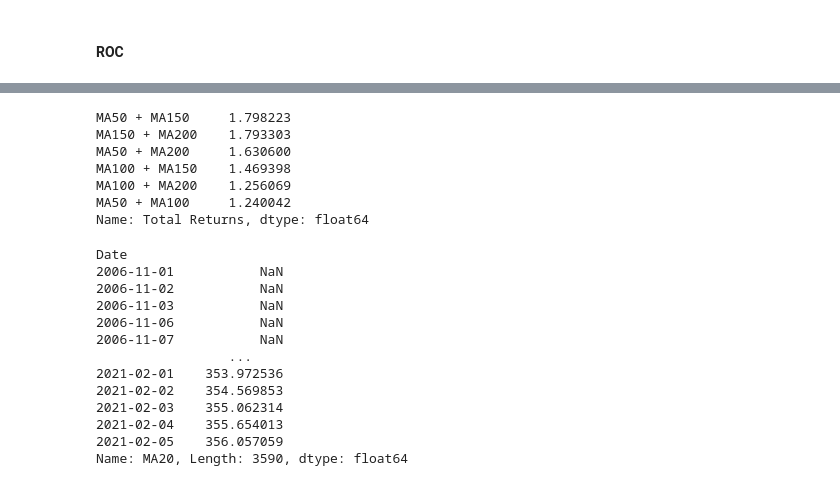
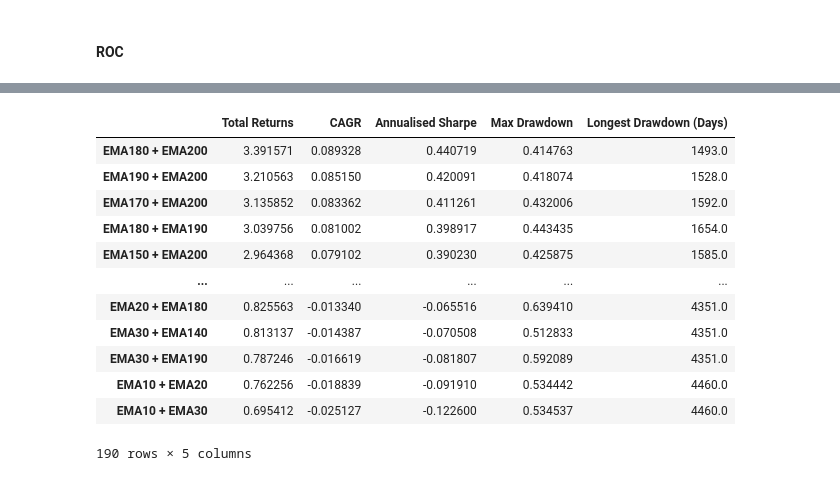
Before and after one commit to Gregtwl/GrpAssignment, a Jupyter notebook: Assignment.ipynb, the cells around one changed output, grey strips where cells are left out. Saved outputs shown, nothing was run; the diff lists cells and outputs as text; code cells hidden in the pictures.

```diff
--- a/Assignment.ipynb
+++ b/Assignment.ipynb
@@ -93,10 +95,10 @@ def generate_moving_avg(price_data: pd.Series,
 
     return ma_series
 # %%
-# Exponential Moving Average
+## Exponential Moving Average
 
-def EMA(price_data: pd.Series,
-        window: int
+def generate_EMA(price_data: pd.Series,
+                    window: int
                             ) -> pd.Series:
     EMA = pd.Series(price_data
                     .ewm(span = window,
@@ -487,11 +486,36 @@ ma_cross_summary.sort_values(by = 'Annualised Sharpe', ascending = False).head(1
 | MA150 + MA170 | 2.116020 | 0.053914 | 0.264716 | 0.422551 | 2167.0 |
 | MA120 + MA190 | 2.085899 | 0.052856 | 0.260247 | 0.453921 | 2530.0 |
 # %%
+def generate_ema_cross_metrics(short_ma: list[int], long_ma: list[int]) -> pd.Series:
+
+    ma_cross_data = spy_data_close.copy()
+    ma_cross_summary_table = pd.DataFrame()
+
+    for j in long_ma:
+
+        for i in short_ma:
+
+            if i < j:
+
+                short_ma_cross_data = generate_EMA(ma_cross_data['Close'], i)
+                long_ma_cross_data = generate_EMA(ma_cross_data['Close'], j)
+
+                ma_cross_returns =\
+                (
+                    pd
+                    .concat(
+                            (spy_data_returns, generate_moving_avg_cross_signal(long_ma_cross_data, short_ma_cross_data)),
+                            axis = 1
+                            )
+                )
+
+                ma_cross_returns['Strat_Returns'] = ma_cross_returns['Returns']*ma_cross_returns['MA_Cross_Position'].shift(1)
+
+                ma_cross_summary_stat_series = evaluate_returns(ma_cross_returns['Strat_Returns'])
+                ma_cross_summary_stat_series.name = f'EMA{i} + EMA{j}'
+
+
+                ma_cross_summary_table = pd.concat([ma_cross_summary_table, ma_cross_summary_stat_series], axis = 1)
+
+    ma_cross_summary_table.index = ['Total Returns', 'CAGR', 'Annualised Sharpe', 'Max Drawdown', 'Longest Drawdown (Days)']
+    return ma_cross_summary_table.T
-# %% [output]
-MA50 + MA150     1.798223
-MA150 + MA200    1.793303
-MA50 + MA200     1.630600
-MA100 + MA150    1.469398
-MA100 + MA200    1.256069
-MA50 + MA100     1.240042
-Name: Total Returns, dtype: float64
@@ -500,16 +522,16 @@ short_ma_test = generate_moving_avg(ma_cross_data['Close'], 20)
-# %%
-short_ma_test
-# %% [output]
-Date
-2006-11-01           NaN
-2006-11-02           NaN
-2006-11-03           NaN
-2006-11-06           NaN
-2006-11-07           NaN
-                 ...
-2021-02-01    353.972536
-2021-02-02    354.569853
-2021-02-03    355.062314
-2021-02-04    355.654013
-2021-02-05    356.057059
-Name: MA20, Length: 3590, dtype: float64
+# %%
+generate_ema_cross_metrics(MA_list, MA_list).sort_values(by = 'Annualised Sharpe', ascending=False)
+# %% [output]
+|  | Total Returns | CAGR | Annualised Sharpe | Max Drawdown | Longest Drawdown (Days) |
+| EMA180 + EMA200 | 3.391571 | 0.089328 | 0.440719 | 0.414763 | 1493.0 |
+| EMA190 + EMA200 | 3.210563 | 0.085150 | 0.420091 | 0.418074 | 1528.0 |
+| EMA170 + EMA200 | 3.135852 | 0.083362 | 0.411261 | 0.432006 | 1592.0 |
+| EMA180 + EMA190 | 3.039756 | 0.081002 | 0.398917 | 0.443435 | 1654.0 |
+| EMA150 + EMA200 | 2.964368 | 0.079102 | 0.390230 | 0.425875 | 1585.0 |
+| ... | ... | ... | ... | ... | ... |
+| EMA20 + EMA180 | 0.825563 | -0.013340 | -0.065516 | 0.639410 | 4351.0 |
+| EMA30 + EMA140 | 0.813137 | -0.014387 | -0.070508 | 0.512833 | 4351.0 |
+| EMA30 + EMA190 | 0.787246 | -0.016619 | -0.081807 | 0.592089 | 4351.0 |
+| EMA10 + EMA20 | 0.762256 | -0.018839 | -0.091910 | 0.534442 | 4460.0 |
+| EMA10 + EMA30 | 0.695412 | -0.025127 | -0.122600 | 0.534537 | 4460.0 |
+190 rows × 5 columns
```
Also changed, not shown: parts of 17 cells of this notebook.
